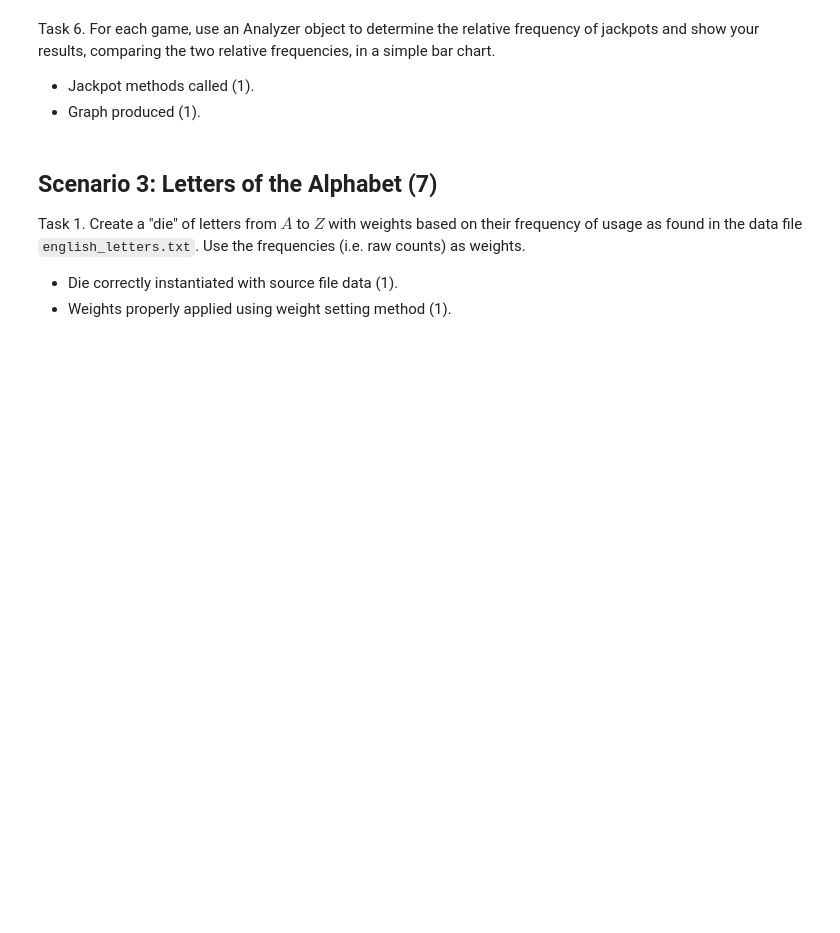
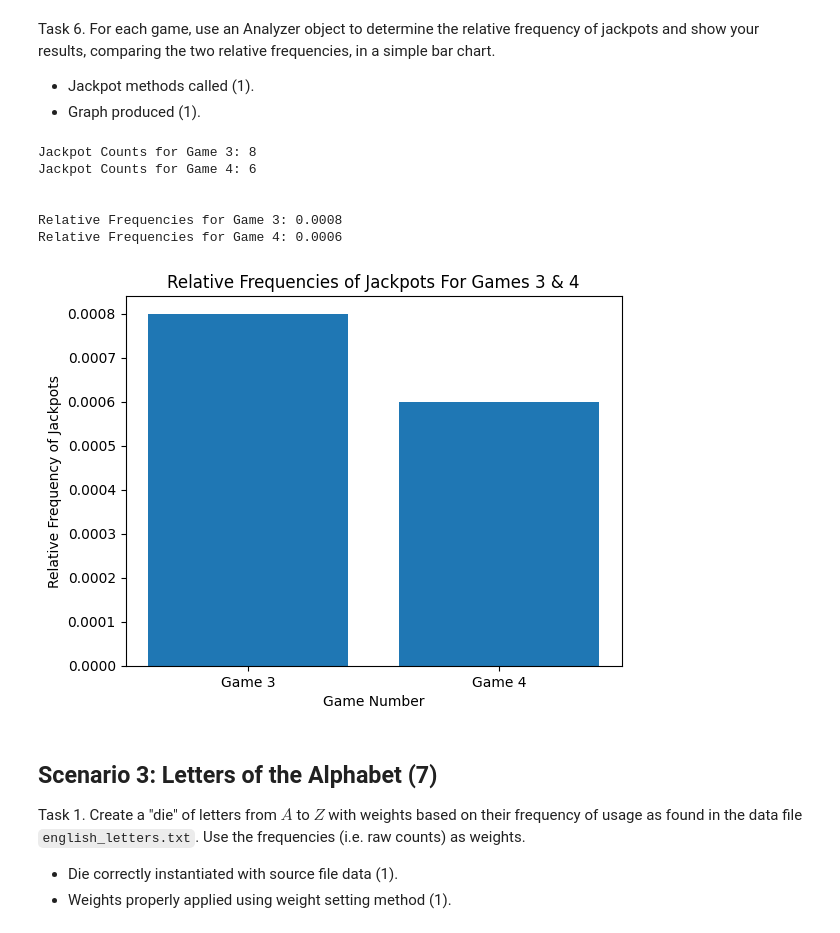
Before and after one commit to natbw/MCS, a Jupyter notebook: DS51200_FinalProjectTemplate.ipynb, the cells around one changed output. Saved outputs shown, nothing was run; the diff lists cells and outputs as text; code cells hidden in the pictures; blank space fills up the shorter version.

```diff
--- a/DS51200_FinalProjectTemplate.ipynb
+++ b/DS51200_FinalProjectTemplate.ipynb
@@ -1059,6 +1189,11 @@ Task 6. Show your results, comparing the two relative frequencies, in a simple b
 Task 1. Create three dice, each with six sides having the faces 1 through 6.
 
 - Three die objects created (1).
+# %%
+# create three 6 sided die
+d1 = Die(np.array([1,2,3,4,5,6]))
+d2 = Die(np.array([1,2,3,4,5,6]))
+d3 = Die(np.array([1,2,3,4,5,6]))
 # %% [markdown]
 Task 2. Convert one of the dice to an unfair one by weighting the face $6$ five times more than the other weights (i.e. it has weight of 5 and the others a weight of 1 each).
 
@@ -1079,0 +1283,4 @@ Task 5. Play another game of $10000$ rolls, this time with $2$ unfair dice, one
+# %%
+game4 = Game([d1, d3, d4, d4, d4])
+game4.play_game(rolls=10000)
+print(game4.show_results())
@@ -1082,6 +1305,49 @@ Task 6. For each game, use an Analyzer object to determine the relative frequenc
 
 - Jackpot methods called (1).
 - Graph produced (1).
+# %%
+die_rolls = 10000
+
+# game 3 analyzer - 5 fair dice
+game3_analyzer = Analyzer(game3)
+game3_jackpots = game3_analyzer.jackpot_counts()
+game3_relfreq = game3_jackpots / die_rolls
+
+# game 4 analyzer - 2 unfair 3 fair
+game4_analyzer = Analyzer(game4)
+game4_jackpots = game4_analyzer.jackpot_counts()
+game4_relfreq = game4_jackpots / die_rolls
+
+# print results
+print(f"Jackpot Counts for Game 3: {game3_jackpots}")
+print(f"Jackpot Counts for Game 4: {game4_jackpots}")
+print('\n')
+print(f"Relative Frequencies for Game 3: {game3_relfreq}")
+print(f"Relative Frequencies for Game 4: {game4_relfreq}")
+# %% [output]
+Jackpot Counts for Game 3: 8
+Jackpot Counts for Game 4: 6
+
+
+Relative Frequencies for Game 3: 0.0008
+Relative Frequencies for Game 4: 0.0006
+# %%
+# plot relative frequencies for game 3 and 4
+
+# organize data for plotting
+die_xvals = ['Game 3', 'Game 4']
+die_yvals = [game3_relfreq, game4_relfreq]
+
+# create bar plot and format
+plt.bar(die_xvals, die_yvals)
+plt.title('Relative Frequencies of Jackpots For Games 3 & 4')
+plt.xlabel('Game Number')
+plt.ylabel('Relative Frequency of Jackpots')
+
+# show plot
+plt.show()
+# %% [output]
+[figure, added]
 # %% [markdown]
 ## Scenario 3: Letters of the Alphabet (7)
 
```
Also changed, not shown: parts of 25 cells of this notebook, 3 other files.
